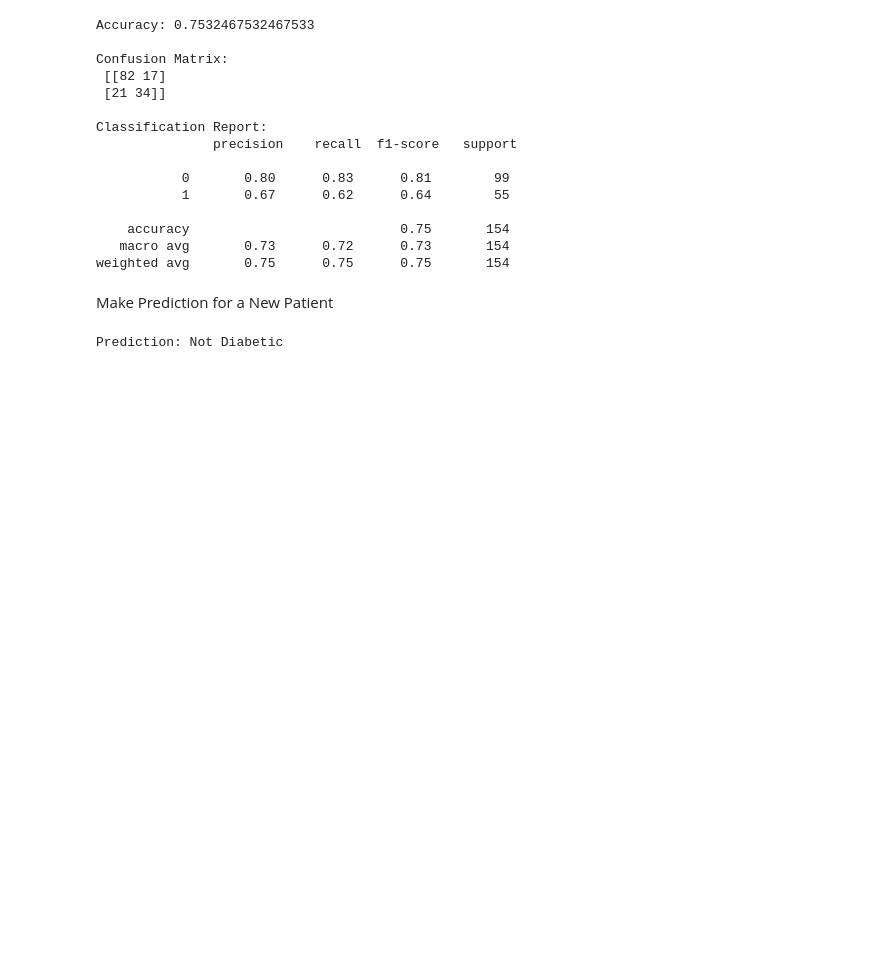
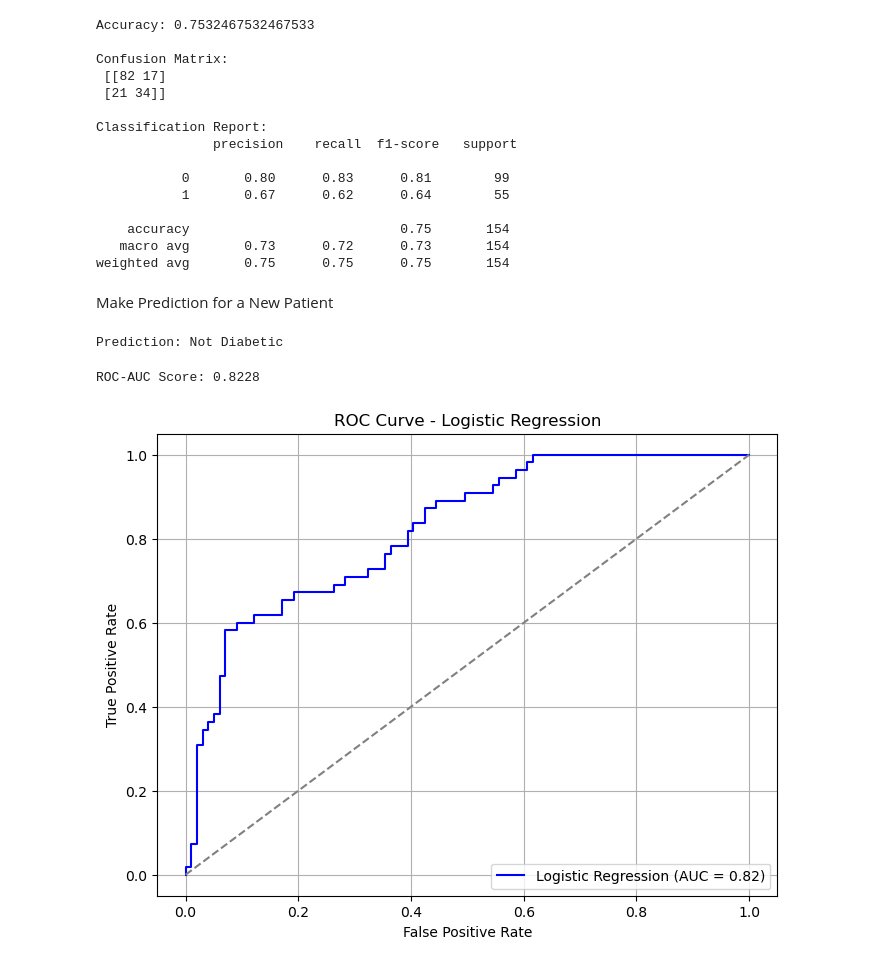
Before and after one commit to Rashini1234/diabetes-prediction, a Jupyter notebook: diabetes.ipynb, the cells around one changed output. Cells and saved outputs as stored; diff of their text form; code cells hidden in the pictures; blank space fills up the shorter version.

```diff
--- a/diabetes.ipynb
+++ b/diabetes.ipynb
@@ -159,3 +162,29 @@ probability = log_reg.predict_proba(new_patient_scaled)
 print("Prediction:", "Diabetic" if prediction[0] == 1 else "Not Diabetic")
 # %% [output]
 Prediction: Not Diabetic
+# %%
+from sklearn.metrics import roc_auc_score, roc_curve
+
+# Get predicted probabilities for the positive class (class 1 = diabetic)
+y_probs = log_reg.predict_proba(X_test_scaled)[:, 1]
+
+# Calculate ROC-AUC score
+roc_auc = roc_auc_score(y_test, y_probs)
+print(f"ROC-AUC Score: {roc_auc:.4f}")
+
+# Generate False Positive Rate (fpr), True Positive Rate (tpr), and thresholds
+fpr, tpr, thresholds = roc_curve(y_test, y_probs)
+
+# Plot the ROC Curve
+plt.figure(figsize=(8, 6))
+plt.plot(fpr, tpr, label=f'Logistic Regression (AUC = {roc_auc:.2f})', color='blue')
+plt.plot([0, 1], [0, 1], linestyle='--', color='gray')  # Diagonal line (no-skill classifier)
+plt.xlabel('False Positive Rate')
+plt.ylabel('True Positive Rate')
+plt.title('ROC Curve - Logistic Regression')
+plt.legend(loc='lower right')
+plt.grid(True)
+plt.show()
+# %% [output]
+ROC-AUC Score: 0.8228
+[figure, added]
```
Also changed, not shown: parts of 4 cells of this notebook.
